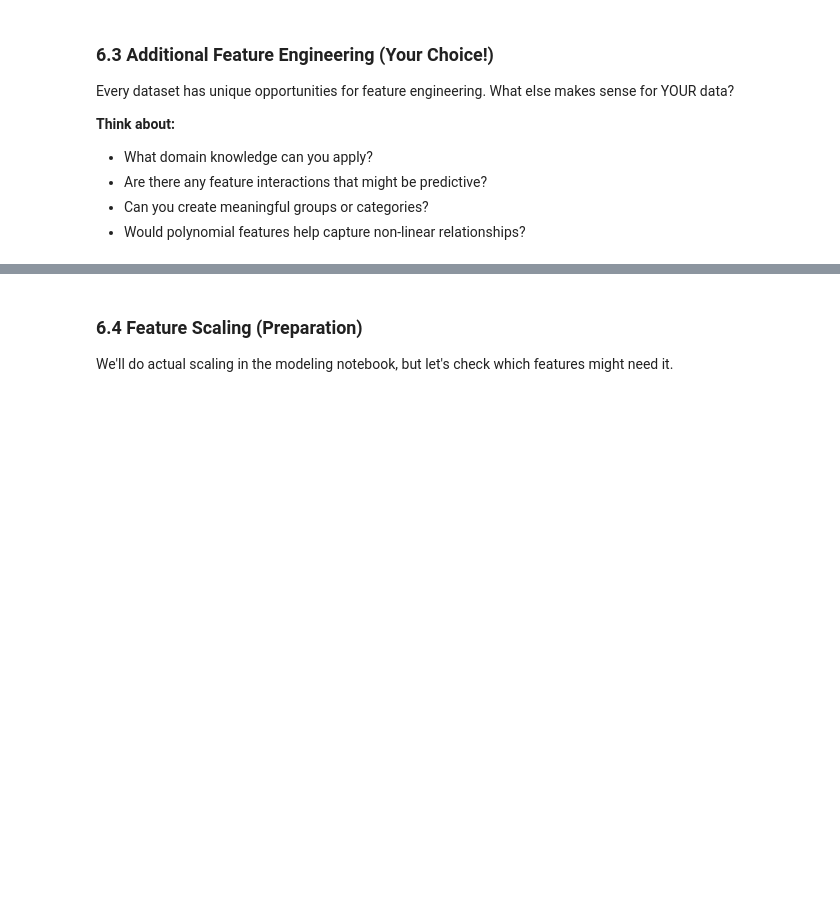
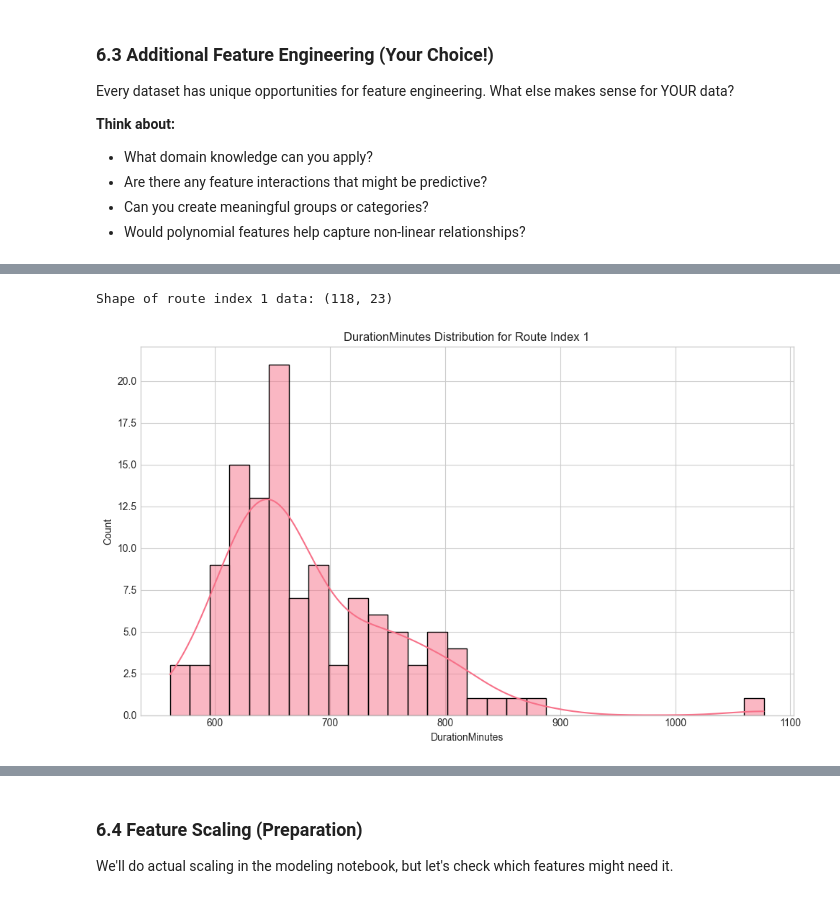
Before and after one commit to fsa-aiml-2511/individual-capstone-ericklanford, a Jupyter notebook: notebooks/01_problem_statement_and_eda.ipynb, the cells around one changed output, grey strips where cells are left out. Cells and saved outputs as stored; diff of their text form; code cells hidden in the pictures; blank space fills up the shorter version.

```diff
--- a/notebooks/01_problem_statement_and_eda.ipynb
+++ b/notebooks/01_problem_statement_and_eda.ipynb
@@ -899,3 +1165,20 @@ Think about what would help YOUR specific prediction problem!
 # df_clean['age'] = 2026 - df_clean['year']
 
 # YOUR CODE HERE:
+actual_trips = (
+    df_clean[['StartLocationREF','EndLocationREF','StartBerthREF','EndBerthREF']]
+    .drop_duplicates()
+    .reset_index(drop=True)
+)
+
+actual_trips['RouteIndex'] = actual_trips.index
+
+df_clean = df_clean.merge(
+    actual_trips,
+    on=['StartLocationREF','EndLocationREF','StartBerthREF','EndBerthREF'],
+    how='left'
+)
+
+# drop columns that are no longer needed
+columns_to_drop = ['StartLocationREF','EndLocationREF','StartBerthREF','EndBerthREF']
+df_clean = df_clean.drop(columns=columns_to_drop)
@@ -960,0 +1316,14 @@ Every dataset has unique opportunities for feature engineering. What else makes
+# %%
+# get all trips with trip index 1
+df_trip_1 = df_clean[df_clean['RouteIndex'] == 1]
+print(f"Shape of route index 1 data: {df_trip_1.shape}")
+
+# show bar plot of DurationMinutes for route index 1
+plt.figure(figsize=(10, 6))
+sns.histplot(df_trip_1['DurationMinutes'], bins=30, kde=True)
+plt.title('DurationMinutes Distribution for Route Index 1')
+plt.tight_layout()
+plt.show()
+# %% [output]
+Shape of route index 1 data: (118, 23)
+[figure, added]
```
Also changed, not shown: parts of 56 cells of this notebook, 2 other files.
